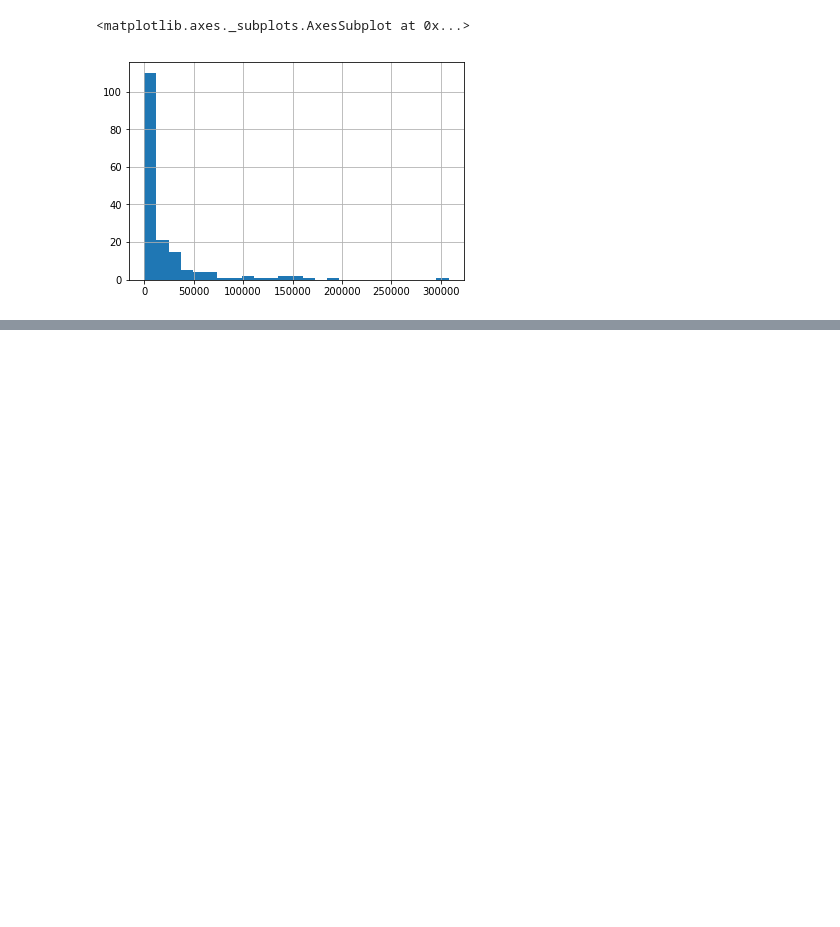
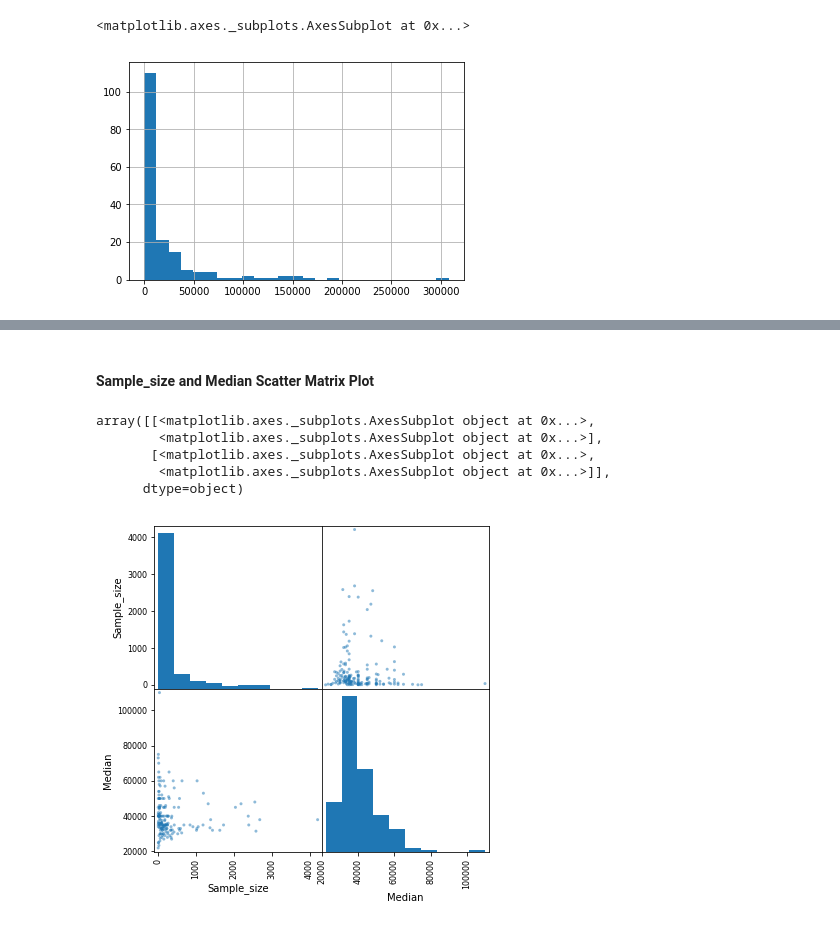
Before and after one commit to txkhaund/Dataquest_DS_path, a Jupyter notebook: Projects/4. Visualizing Earnings Based On College Majors.ipynb, the cells around one changed output, grey strips where cells are left out. Drawn from its saved outputs; the diff is of its cells as text; code cells hidden in the pictures; blank space fills up the shorter version.

Commit message:
Update 4. Visualizing Earnings Based On College Majors.ipynb
Finished project

```diff
--- a/Projects/4. Visualizing Earnings Based On College Majors.ipynb
+++ b/Projects/4. Visualizing Earnings Based On College Majors.ipynb
@@ -211,0 +226,13 @@ It is about 57-43 ratio of men-women
+# %% [markdown]
+#### Sample_size and Median Scatter Matrix Plot
+# %%
+from pandas.plotting import scatter_matrix
+
+scatter_matrix(recent_grads[['Sample_size', 'Median']], figsize=(6, 6))
+# %% [output]
+array([[<matplotlib.axes._subplots.AxesSubplot object at 0x...>,
+        <matplotlib.axes._subplots.AxesSubplot object at 0x...>],
+       [<matplotlib.axes._subplots.AxesSubplot object at 0x...>,
+        <matplotlib.axes._subplots.AxesSubplot object at 0x...>]],
+      dtype=object)
+[figure, added]
```
Also changed, not shown: parts of 14 cells of this notebook.
